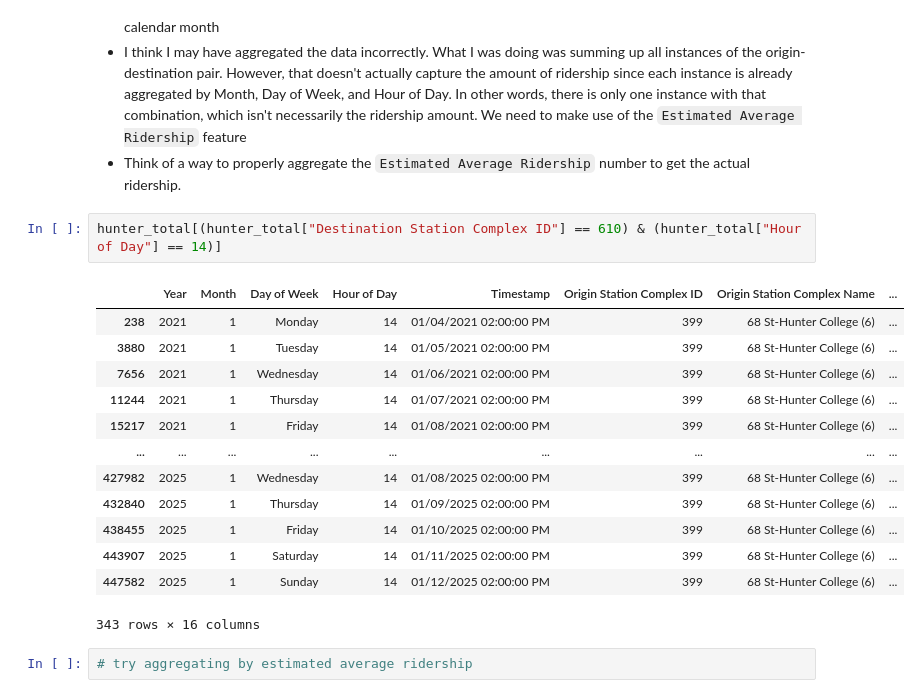
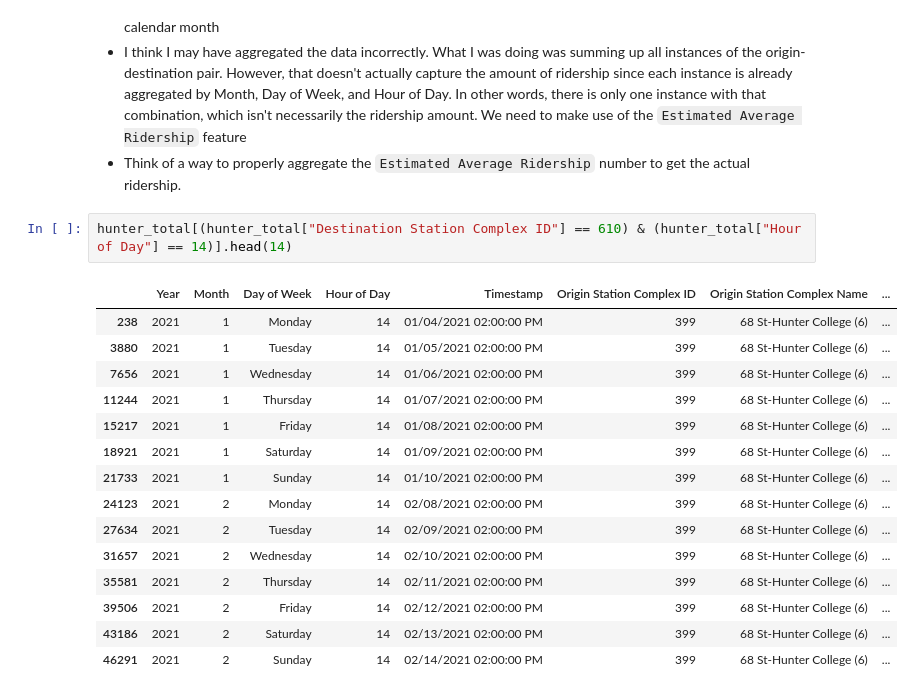
Before and after one commit to ericguan04/train_data, a Jupyter notebook: origin_data_sample_4.ipynb, the cells around one changed output. Saved outputs shown, nothing was run; the diff lists cells and outputs as text.

```diff
--- a/origin_data_sample_4.ipynb
+++ b/origin_data_sample_4.ipynb
@@ -215,20 +215,20 @@ columbia_stations_of_interest_filtered
 * I think I may have aggregated the data incorrectly. What I was doing was summing up all instances of the origin-destination pair. However, that doesn't actually capture the amount of ridership since each instance is already aggregated by Month, Day of Week, and Hour of Day. In other words, there is only one instance with that combination, which isn't necessarily the ridership amount. We need to make use of the `Estimated Average Ridership` feature
 * Think of a way to properly aggregate the `Estimated Average Ridership` number to get the actual ridership.
 # %%
-hunter_total[(hunter_total["Destination Station Complex ID"] == 610) & (hunter_total["Hour of Day"] == 14)]
+hunter_total[(hunter_total["Destination Station Complex ID"] == 610) & (hunter_total["Hour of Day"] == 14)].head(14)
 # %% [output]
 |  | Year | Month | Day of Week | Hour of Day | Timestamp | Origin Station Complex ID | Origin Station Complex Name | ... |
 | 238 | 2021 | 1 | Monday | 14 | 01/04/2021 02:00:00 PM | 399 | 68 St-Hunter College (6) | ... |
 | 3880 | 2021 | 1 | Tuesday | 14 | 01/05/2021 02:00:00 PM | 399 | 68 St-Hunter College (6) | ... |
 | 7656 | 2021 | 1 | Wednesday | 14 | 01/06/2021 02:00:00 PM | 399 | 68 St-Hunter College (6) | ... |
 | 11244 | 2021 | 1 | Thursday | 14 | 01/07/2021 02:00:00 PM | 399 | 68 St-Hunter College (6) | ... |
 | 15217 | 2021 | 1 | Friday | 14 | 01/08/2021 02:00:00 PM | 399 | 68 St-Hunter College (6) | ... |
-| ... | ... | ... | ... | ... | ... | ... | ... | ... |
-| 427982 | 2025 | 1 | Wednesday | 14 | 01/08/2025 02:00:00 PM | 399 | 68 St-Hunter College (6) | ... |
-| 432840 | 2025 | 1 | Thursday | 14 | 01/09/2025 02:00:00 PM | 399 | 68 St-Hunter College (6) | ... |
-| 438455 | 2025 | 1 | Friday | 14 | 01/10/2025 02:00:00 PM | 399 | 68 St-Hunter College (6) | ... |
-| 443907 | 2025 | 1 | Saturday | 14 | 01/11/2025 02:00:00 PM | 399 | 68 St-Hunter College (6) | ... |
-| 447582 | 2025 | 1 | Sunday | 14 | 01/12/2025 02:00:00 PM | 399 | 68 St-Hunter College (6) | ... |
+| 18921 | 2021 | 1 | Saturday | 14 | 01/09/2021 02:00:00 PM | 399 | 68 St-Hunter College (6) | ... |
+| 21733 | 2021 | 1 | Sunday | 14 | 01/10/2021 02:00:00 PM | 399 | 68 St-Hunter College (6) | ... |
+| 24123 | 2021 | 2 | Monday | 14 | 02/08/2021 02:00:00 PM | 399 | 68 St-Hunter College (6) | ... |
+| 27634 | 2021 | 2 | Tuesday | 14 | 02/09/2021 02:00:00 PM | 399 | 68 St-Hunter College (6) | ... |
+| 31657 | 2021 | 2 | Wednesday | 14 | 02/10/2021 02:00:00 PM | 399 | 68 St-Hunter College (6) | ... |
+| 35581 | 2021 | 2 | Thursday | 14 | 02/11/2021 02:00:00 PM | 399 | 68 St-Hunter College (6) | ... |
+| 39506 | 2021 | 2 | Friday | 14 | 02/12/2021 02:00:00 PM | 399 | 68 St-Hunter College (6) | ... |
+| 43186 | 2021 | 2 | Saturday | 14 | 02/13/2021 02:00:00 PM | 399 | 68 St-Hunter College (6) | ... |
+| 46291 | 2021 | 2 | Sunday | 14 | 02/14/2021 02:00:00 PM | 399 | 68 St-Hunter College (6) | ... |
-343 rows × 16 columns
-# %%
-# try aggregating by estimated average ridership
```
Also changed, not shown: parts of 12 cells of this notebook, 5 other files.
